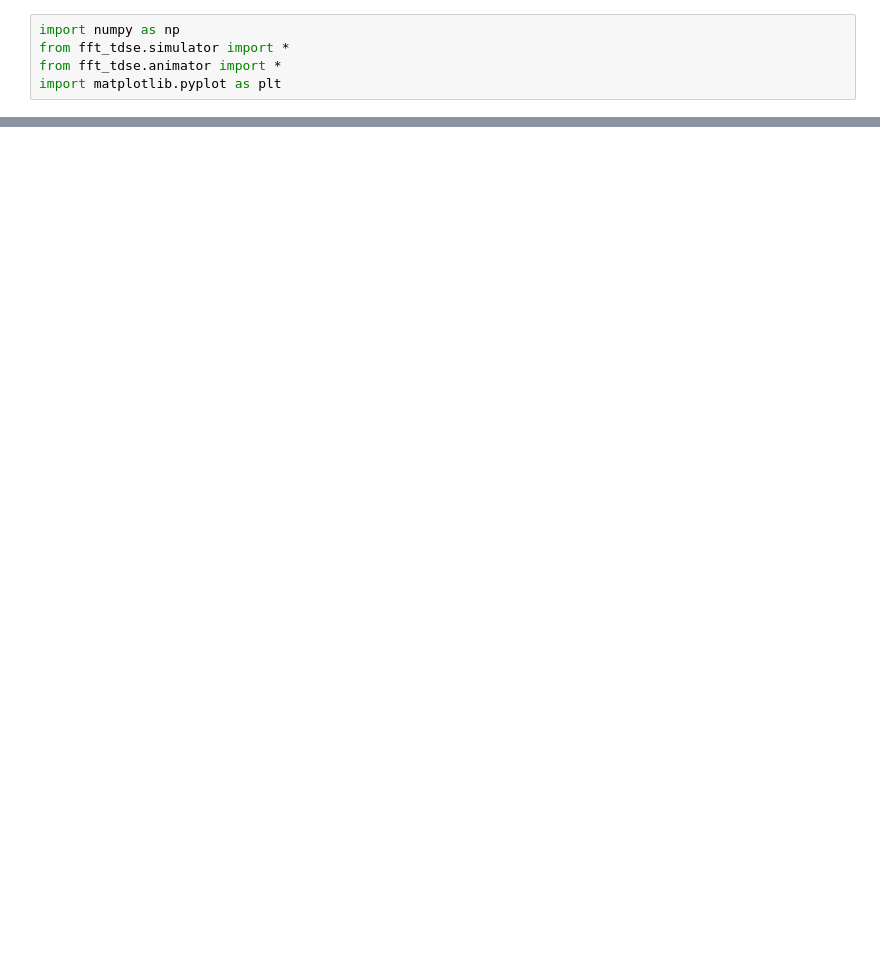
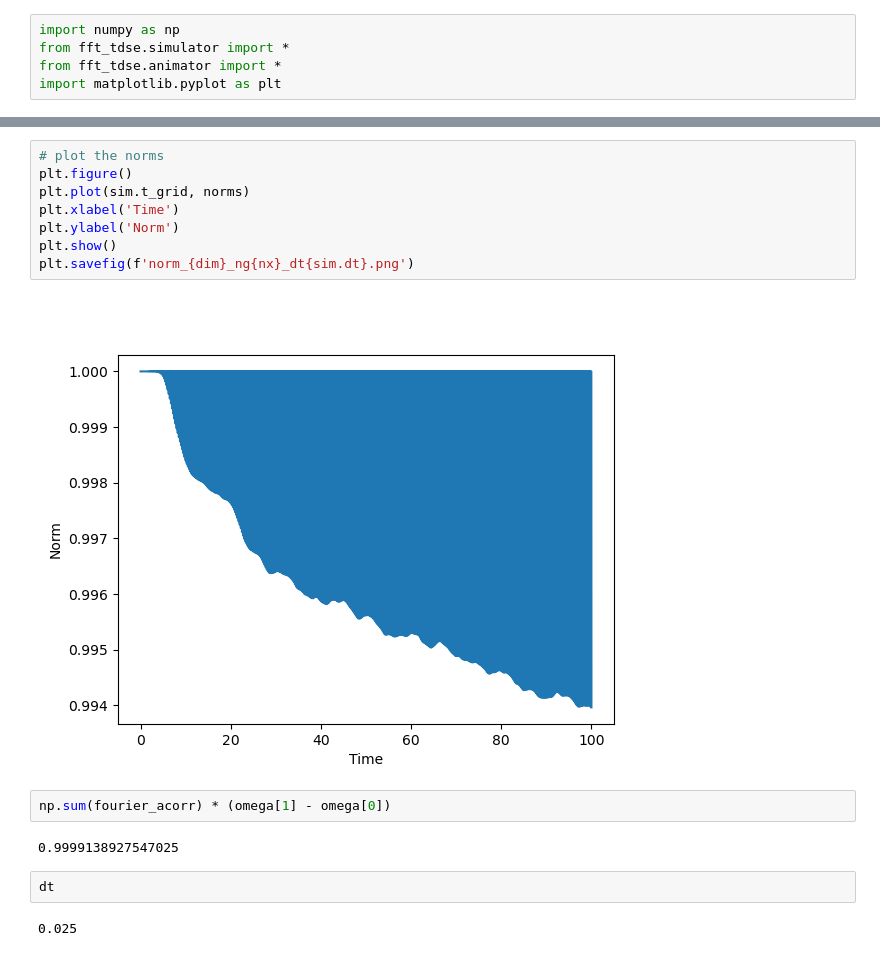
Before and after one commit to simenkva/fft_tdse, a Jupyter notebook: demo_notebooks/henon-heiles.ipynb, the cells around one changed output, grey strips where cells are left out. Cells and saved outputs as stored; diff of their text form; blank space fills up the shorter version.

```diff
--- a/demo_notebooks/henon-heiles.ipynb
+++ b/demo_notebooks/henon-heiles.ipynb
@@ -204,0 +220,18 @@ where(...)
+# %%
+# plot the norms
+plt.figure()
+plt.plot(sim.t_grid, norms)
+plt.xlabel('Time')
+plt.ylabel('Norm')
+plt.show()
+plt.savefig(f'norm_{dim}_ng{nx}_dt{sim.dt}.png')
+# %% [output]
+[figure, added]
+# %%
+np.sum(fourier_acorr) * (omega[1] - omega[0])
+# %% [output]
+0.9999138927547025
+# %%
+dt
+# %% [output]
+0.025
```
Also changed, not shown: parts of 13 cells of this notebook.
